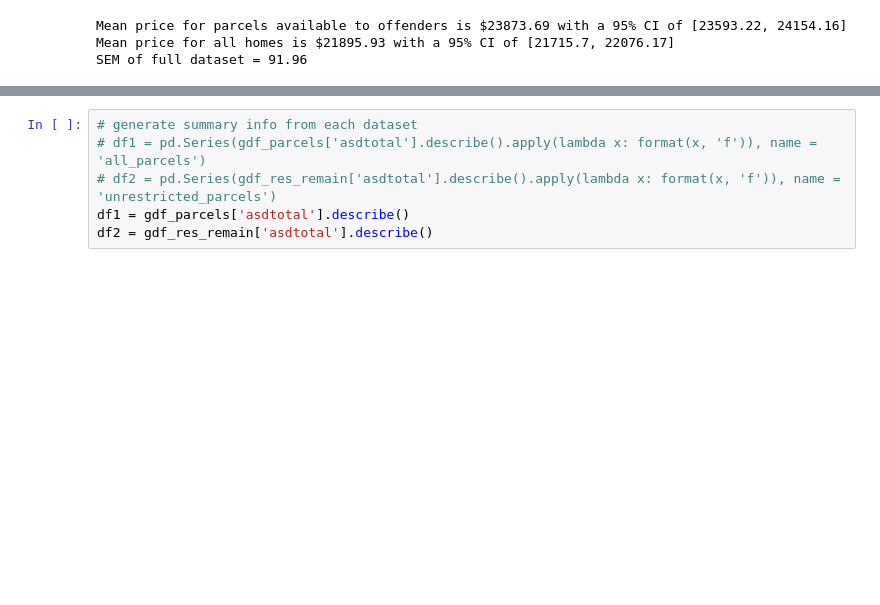
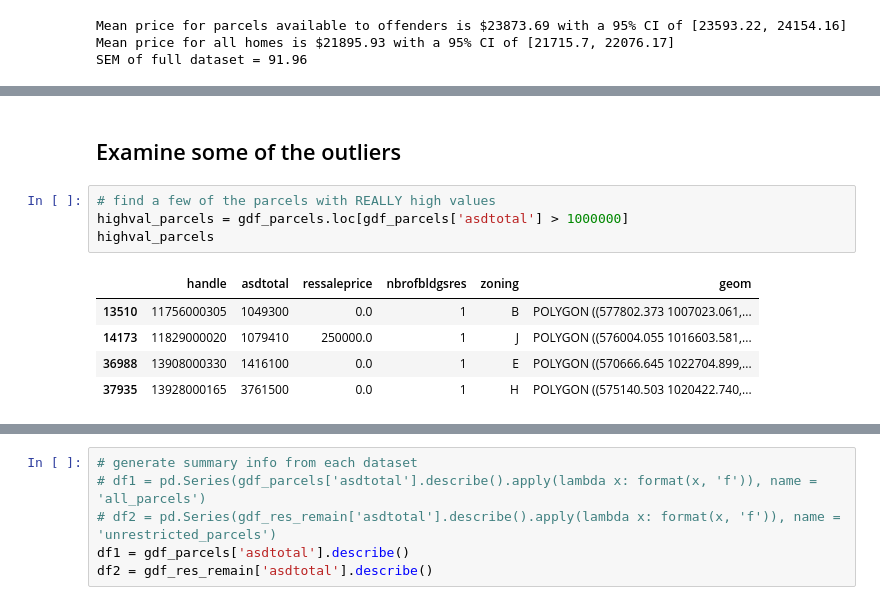
Before and after one commit to PMattox/dsa_masters, a Jupyter notebook: DSA_Capstone/Analysis - Parcel Value.ipynb, the cells around one changed output, grey strips where cells are left out. Cells and saved outputs as stored; diff of their text form; blank space fills up the shorter version.

```diff
--- a/DSA_Capstone/Analysis - Parcel Value.ipynb
+++ b/DSA_Capstone/Analysis - Parcel Value.ipynb
@@ -346,0 +387,12 @@ Available to offenders vs. Restricted from offenders t-statistic = 21.15, with a
+# %% [markdown]
+## Examine some of the outliers
+# %%
+# find a few of the parcels with REALLY high values
+highval_parcels = gdf_parcels.loc[gdf_parcels['asdtotal'] > 1000000]
+highval_parcels
+# %% [output]
+|  | handle | asdtotal | ressaleprice | nbrofbldgsres | zoning | geom |
+| 13510 | 11756000305 | 1049300 | 0.0 | 1 | B | POLYGON ((577802.373 1007023.061,... |
+| 14173 | 11829000020 | 1079410 | 250000.0 | 1 | J | POLYGON ((576004.055 1016603.581,... |
+| 36988 | 13908000330 | 1416100 | 0.0 | 1 | E | POLYGON ((570666.645 1022704.899,... |
+| 37935 | 13928000165 | 3761500 | 0.0 | 1 | H | POLYGON ((575140.503 1020422.740,... |
```
Also changed, not shown: parts of 9 cells of this notebook, 1 other file.
